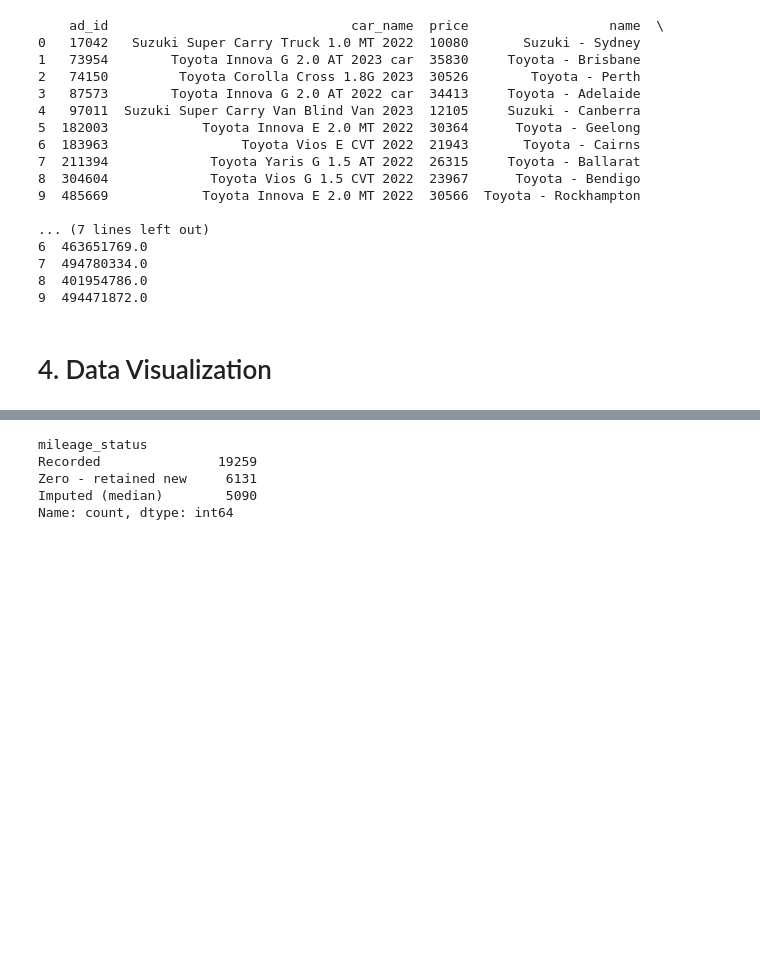
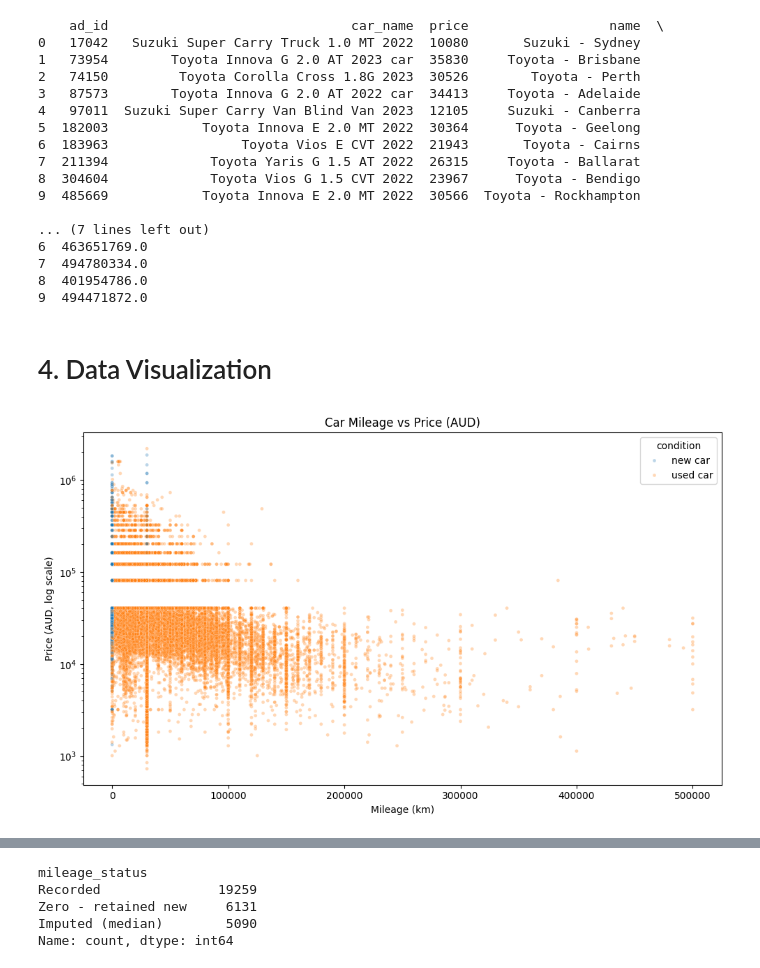
Before and after one commit to dylanvisor-alt/Group9_3009ICT_Group_Assignment, a Jupyter notebook: Group9_3009ICT_DataProcessingVisualisation.ipynb, the cells around one changed output, grey strips where cells are left out. Drawn from its saved outputs; the diff is of its cells as text; code cells hidden in the pictures; blank space fills up the shorter version.

Commit message:
Added static mileage v Price and Price v Year of M

```diff
--- a/Group9_3009ICT_DataProcessingVisualisation.ipynb
+++ b/Group9_3009ICT_DataProcessingVisualisation.ipynb
@@ -885,3 +896,26 @@ print(result.head(10))
 9  494471872.0
 # %% [markdown]
 # 4. Data Visualization
+# %%
+# Car Mileage VS Price
+
+plt.figure(figsize=(10, 6)) # sets the size of the chart
+
+sns.scatterplot(
+    data=cleaned_car_data, # the cleaned data
+    x='mileage', # horizontal axis
+    y='price (AUD)', # vertical axis
+    alpha=0.3, # makes the ~30,000 points see through
+    hue='condition', # colours new vs used cars and creates the legend
+    s=12 # dot size
+)
+
+plt.yscale('log') # y axis is log scaled because price runs from ~$700 to ~$2M
+plt.title('Car Mileage vs Price (AUD)') # chart title
+plt.xlabel('Mileage (km)') # x-axis label
+plt.ylabel('Price (AUD, log scale)') # y-axis label
+plt.legend(title='condition')   # gives the legend box a heading
+plt.tight_layout()  # stops labels getting cut off
+plt.show() # shows the chart
+# %% [output]
+[figure, added]
```
Also changed, not shown: parts of 11 cells of this notebook.
